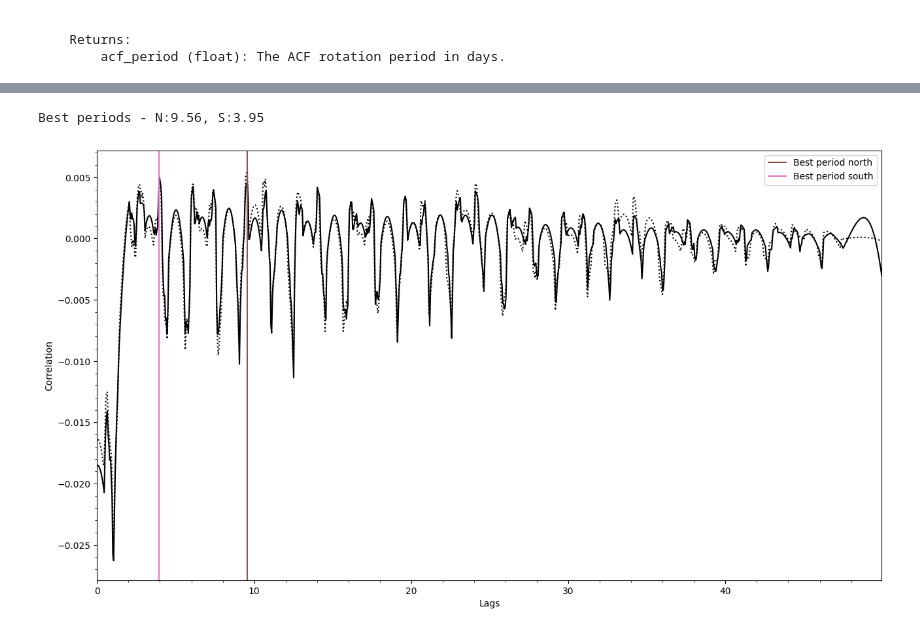
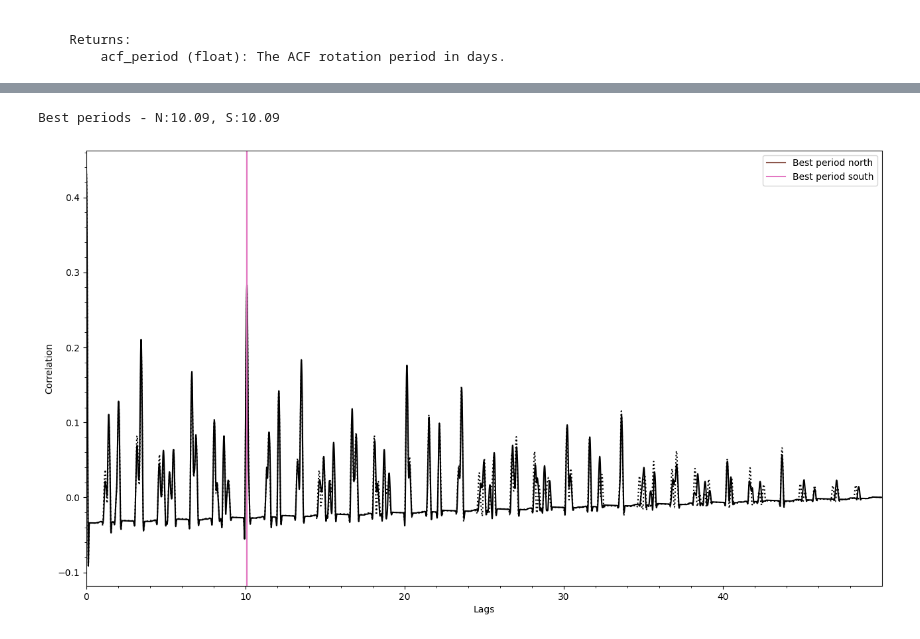
Before and after one commit to robkavanagh/maser, a Jupyter notebook: notebooks/Maser_and_ACF.ipynb, the cells around one changed output, grey strips where cells are left out. Saved outputs shown, nothing was run; the diff lists cells and outputs as text; code cells hidden in the pictures.

```diff
--- a/notebooks/Maser_and_ACF.ipynb
+++ b/notebooks/Maser_and_ACF.ipynb
@@ -51,7 +51,7 @@ f = 10 # Emission observing frequency (MHz) #### - MAY INCREASE TO 3 GHz REFEREN
 alpha = 75 # Emission cone opening angle (degrees) <<<<< LEFT THESE AS IS - BASED ON KAVANAGH 2023
 dalpha = 5 # Emission cone thickness (degrees) <<<<< LEFT THESE AS IS - BASED ON KAVANAGH 2023
 # %%
-times = np.linspace(0, 50, 1000) # Array of observation times to compute (days)
+times = np.linspace(0, 50, 20000) # Array of observation times to compute (days)
 
 # Call the function
 vis_N, vis_S = ms.maser(M_s, R_s, P_s, i_s, B_s, beta, phi_s0, a, i_p, lam, phi_p0, f, alpha, dalpha, times)
@@ -265,31 +318,31 @@ for ind, val in enumerate(vis_N):
 # %%
 # Running the starspot code
 
-times = np.linspace(0, 50, 1000)
+times = np.linspace(0, 50, 20000)
 
 rotate_N = ss.RotationModel(times, visibility_North, None)
 rotate_S = ss.RotationModel(times, visibility_South, None)
 acf_period_N = rotate_N.acf_rotation(interval=np.diff(times)[0])
 acf_period_S = rotate_S.acf_rotation(interval=np.diff(times)[0])
 
 print(f'Best periods - N:{acf_period_N:.2f}, S:{acf_period_S:.2f}')
 
 
 fig = plt.figure(figsize=(16, 9))
 plt.plot(rotate_N.lags, rotate_N.acf, ':', color='k')
 plt.plot(rotate_S.lags, rotate_S.acf, color='k')
 plt.axvline(rotate_N.acf_period, color="C5", label='Best period north')
 plt.axvline(rotate_S.acf_period, color="C6", label='Best period south')
 plt.xlabel("Lags")
 plt.ylabel("Correlation")
 plt.xlim(0, max(rotate_N.lags))
 plt.legend()
 plt.minorticks_on()
 plt.subplots_adjust(left=.15, bottom=.15)
 plt.show()
 # %% [output]
-Best periods - N:9.56, S:3.95
+Best periods - N:10.09, S:10.09
-[figure, old version]
+[figure, new version]
 # %%
 def period(M_s, R_s, P_s, i_s, B_s, beta, phi_s0, a, i_p, lam, phi_p0, f, alpha, dalpha, times, interval):
    north_vis, south_vis = ms.maser(M_s, R_s, P_s, i_s, B_s, beta, phi_s0, a, i_p, lam, phi_p0, f, alpha, dalpha, times)
```
Also changed, not shown: parts of 23 cells of this notebook, 1 other file.
